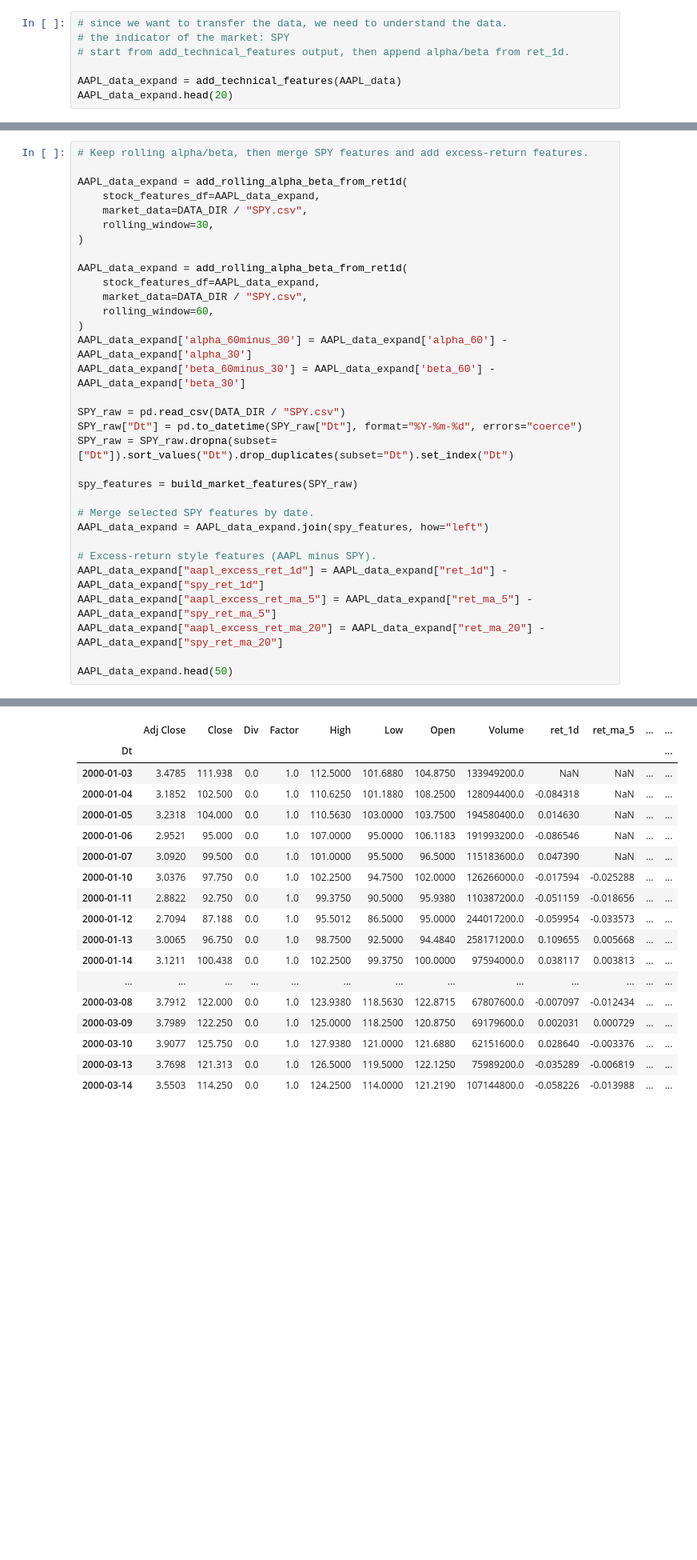
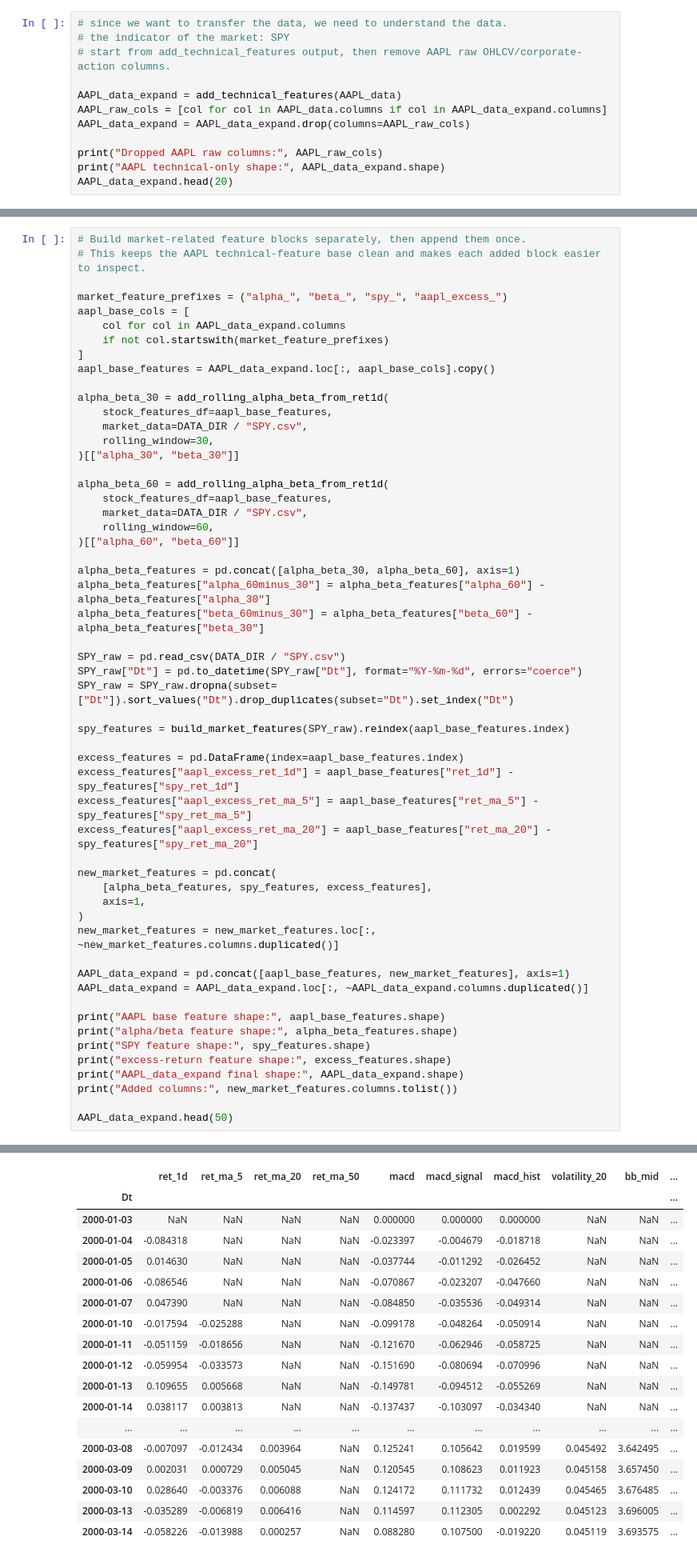
Before and after one commit to CharonWTang/STOCK_PREDICTION, a Jupyter notebook: Charon_Final.ipynb, the cells around one changed output, grey strips where cells are left out. Shown at 80% size. Drawn from its saved outputs; the diff is of its cells as text; blank space fills up the shorter version.

```diff
--- a/Charon_Final.ipynb
+++ b/Charon_Final.ipynb
@@ -959,8 +1028,13 @@ Other possible helping solution:
 # %%
 # since we want to transfer the data, we need to understand the data.
 # the indicator of the market: SPY
-# start from add_technical_features output, then append alpha/beta from ret_1d.
+# start from add_technical_features output, then remove AAPL raw OHLCV/corporate-action columns.
 
 AAPL_data_expand = add_technical_features(AAPL_data)
+AAPL_raw_cols = [col for col in AAPL_data.columns if col in AAPL_data_expand.columns]
+AAPL_data_expand = AAPL_data_expand.drop(columns=AAPL_raw_cols)
+
+print("Dropped AAPL raw columns:", AAPL_raw_cols)
+print("AAPL technical-only shape:", AAPL_data_expand.shape)
 AAPL_data_expand.head(20)
 # %% [output]
@@ -986,33 +1062,56 @@ AAPL_data_expand.head(20)
 # %%
-# Keep rolling alpha/beta, then merge SPY features and add excess-return features.
+# Build market-related feature blocks separately, then append them once.
+# This keeps the AAPL technical-feature base clean and makes each added block easier to inspect.
 
-AAPL_data_expand = add_rolling_alpha_beta_from_ret1d(
-    stock_features_df=AAPL_data_expand,
+market_feature_prefixes = ("alpha_", "beta_", "spy_", "aapl_excess_")
+aapl_base_cols = [
+    col for col in AAPL_data_expand.columns
+    if not col.startswith(market_feature_prefixes)
+]
+aapl_base_features = AAPL_data_expand.loc[:, aapl_base_cols].copy()
+
+alpha_beta_30 = add_rolling_alpha_beta_from_ret1d(
+    stock_features_df=aapl_base_features,
     market_data=DATA_DIR / "SPY.csv",
     rolling_window=30,
-)
+)[["alpha_30", "beta_30"]]
 
-AAPL_data_expand = add_rolling_alpha_beta_from_ret1d(
-    stock_features_df=AAPL_data_expand,
+alpha_beta_60 = add_rolling_alpha_beta_from_ret1d(
+    stock_features_df=aapl_base_features,
     market_data=DATA_DIR / "SPY.csv",
     rolling_window=60,
-)
-AAPL_data_expand['alpha_60minus_30'] = AAPL_data_expand['alpha_60'] - AAPL_data_expand['alpha_30']
-AAPL_data_expand['beta_60minus_30'] = AAPL_data_expand['beta_60'] - AAPL_data_expand['beta_30']
+)[["alpha_60", "beta_60"]]
+
+alpha_beta_features = pd.concat([alpha_beta_30, alpha_beta_60], axis=1)
+alpha_beta_features["alpha_60minus_30"] = alpha_beta_features["alpha_60"] - alpha_beta_features["alpha_30"]
+alpha_beta_features["beta_60minus_30"] = alpha_beta_features["beta_60"] - alpha_beta_features["beta_30"]
 
 SPY_raw = pd.read_csv(DATA_DIR / "SPY.csv")
 SPY_raw["Dt"] = pd.to_datetime(SPY_raw["Dt"], format="%Y-%m-%d", errors="coerce")
 SPY_raw = SPY_raw.dropna(subset=["Dt"]).sort_values("Dt").drop_duplicates(subset="Dt").set_index("Dt")
 
-spy_features = build_market_features(SPY_raw)
+spy_features = build_market_features(SPY_raw).reindex(aapl_base_features.index)
 
-# Merge selected SPY features by date.
-AAPL_data_expand = AAPL_data_expand.join(spy_features, how="left")
+excess_features = pd.DataFrame(index=aapl_base_features.index)
+excess_features["aapl_excess_ret_1d"] = aapl_base_features["ret_1d"] - spy_features["spy_ret_1d"]
+excess_features["aapl_excess_ret_ma_5"] = aapl_base_features["ret_ma_5"] - spy_features["spy_ret_ma_5"]
+excess_features["aapl_excess_ret_ma_20"] = aapl_base_features["ret_ma_20"] - spy_features["spy_ret_ma_20"]
 
-# Excess-return style features (AAPL minus SPY).
-AAPL_data_expand["aapl_excess_ret_1d"] = AAPL_data_expand["ret_1d"] - AAPL_data_expand["spy_ret_1d"]
-AAPL_data_expand["aapl_excess_ret_ma_5"] = AAPL_data_expand["ret_ma_5"] - AAPL_data_expand["spy_ret_ma_5"]
-AAPL_data_expand["aapl_excess_ret_ma_20"] = AAPL_data_expand["ret_ma_20"] - AAPL_data_expand["spy_ret_ma_20"]
+new_market_features = pd.concat(
+    [alpha_beta_features, spy_features, excess_features],
+    axis=1,
+)
+new_market_features = new_market_features.loc[:, ~new_market_features.columns.duplicated()]
+
+AAPL_data_expand = pd.concat([aapl_base_features, new_market_features], axis=1)
+AAPL_data_expand = AAPL_data_expand.loc[:, ~AAPL_data_expand.columns.duplicated()]
+
+print("AAPL base feature shape:", aapl_base_features.shape)
+print("alpha/beta feature shape:", alpha_beta_features.shape)
+print("SPY feature shape:", spy_features.shape)
+print("excess-return feature shape:", excess_features.shape)
+print("AAPL_data_expand final shape:", AAPL_data_expand.shape)
+print("Added columns:", new_market_features.columns.tolist())
 
 AAPL_data_expand.head(50)
 # %% [output]
@@ -1019,18 +1124,18 @@ AAPL_data_expand.head(50)
-|  | Adj Close | Close | Div | Factor | High | Low | Open | Volume | ret_1d | ret_ma_5 | ... | ... |
-| Dt |  |  |  |  |  |  |  |  |  |  |  | ... |
-| 2000-01-03 | 3.4785 | 111.938 | 0.0 | 1.0 | 112.5000 | 101.6880 | 104.8750 | 133949200.0 | NaN | NaN | ... | ... |
-| 2000-01-04 | 3.1852 | 102.500 | 0.0 | 1.0 | 110.6250 | 101.1880 | 108.2500 | 128094400.0 | -0.084318 | NaN | ... | ... |
-| 2000-01-05 | 3.2318 | 104.000 | 0.0 | 1.0 | 110.5630 | 103.0000 | 103.7500 | 194580400.0 | 0.014630 | NaN | ... | ... |
-| 2000-01-06 | 2.9521 | 95.000 | 0.0 | 1.0 | 107.0000 | 95.0000 | 106.1183 | 191993200.0 | -0.086546 | NaN | ... | ... |
-| 2000-01-07 | 3.0920 | 99.500 | 0.0 | 1.0 | 101.0000 | 95.5000 | 96.5000 | 115183600.0 | 0.047390 | NaN | ... | ... |
-| 2000-01-10 | 3.0376 | 97.750 | 0.0 | 1.0 | 102.2500 | 94.7500 | 102.0000 | 126266000.0 | -0.017594 | -0.025288 | ... | ... |
-| 2000-01-11 | 2.8822 | 92.750 | 0.0 | 1.0 | 99.3750 | 90.5000 | 95.9380 | 110387200.0 | -0.051159 | -0.018656 | ... | ... |
-| 2000-01-12 | 2.7094 | 87.188 | 0.0 | 1.0 | 95.5012 | 86.5000 | 95.0000 | 244017200.0 | -0.059954 | -0.033573 | ... | ... |
-| 2000-01-13 | 3.0065 | 96.750 | 0.0 | 1.0 | 98.7500 | 92.5000 | 94.4840 | 258171200.0 | 0.109655 | 0.005668 | ... | ... |
-| 2000-01-14 | 3.1211 | 100.438 | 0.0 | 1.0 | 102.2500 | 99.3750 | 100.0000 | 97594000.0 | 0.038117 | 0.003813 | ... | ... |
-| ... | ... | ... | ... | ... | ... | ... | ... | ... | ... | ... | ... | ... |
-| 2000-03-08 | 3.7912 | 122.000 | 0.0 | 1.0 | 123.9380 | 118.5630 | 122.8715 | 67807600.0 | -0.007097 | -0.012434 | ... | ... |
-| 2000-03-09 | 3.7989 | 122.250 | 0.0 | 1.0 | 125.0000 | 118.2500 | 120.8750 | 69179600.0 | 0.002031 | 0.000729 | ... | ... |
-| 2000-03-10 | 3.9077 | 125.750 | 0.0 | 1.0 | 127.9380 | 121.0000 | 121.6880 | 62151600.0 | 0.028640 | -0.003376 | ... | ... |
-| 2000-03-13 | 3.7698 | 121.313 | 0.0 | 1.0 | 126.5000 | 119.5000 | 122.1250 | 75989200.0 | -0.035289 | -0.006819 | ... | ... |
-| 2000-03-14 | 3.5503 | 114.250 | 0.0 | 1.0 | 124.2500 | 114.0000 | 121.2190 | 107144800.0 | -0.058226 | -0.013988 | ... | ... |
+|  | ret_1d | ret_ma_5 | ret_ma_20 | ret_ma_50 | macd | macd_signal | macd_hist | volatility_20 | bb_mid | ... |
+| Dt |  |  |  |  |  |  |  |  |  | ... |
+| 2000-01-03 | NaN | NaN | NaN | NaN | 0.000000 | 0.000000 | 0.000000 | NaN | NaN | ... |
+| 2000-01-04 | -0.084318 | NaN | NaN | NaN | -0.023397 | -0.004679 | -0.018718 | NaN | NaN | ... |
+| 2000-01-05 | 0.014630 | NaN | NaN | NaN | -0.037744 | -0.011292 | -0.026452 | NaN | NaN | ... |
+| 2000-01-06 | -0.086546 | NaN | NaN | NaN | -0.070867 | -0.023207 | -0.047660 | NaN | NaN | ... |
+| 2000-01-07 | 0.047390 | NaN | NaN | NaN | -0.084850 | -0.035536 | -0.049314 | NaN | NaN | ... |
+| 2000-01-10 | -0.017594 | -0.025288 | NaN | NaN | -0.099178 | -0.048264 | -0.050914 | NaN | NaN | ... |
+| 2000-01-11 | -0.051159 | -0.018656 | NaN | NaN | -0.121670 | -0.062946 | -0.058725 | NaN | NaN | ... |
+| 2000-01-12 | -0.059954 | -0.033573 | NaN | NaN | -0.151690 | -0.080694 | -0.070996 | NaN | NaN | ... |
+| 2000-01-13 | 0.109655 | 0.005668 | NaN | NaN | -0.149781 | -0.094512 | -0.055269 | NaN | NaN | ... |
+| 2000-01-14 | 0.038117 | 0.003813 | NaN | NaN | -0.137437 | -0.103097 | -0.034340 | NaN | NaN | ... |
+| ... | ... | ... | ... | ... | ... | ... | ... | ... | ... | ... |
+| 2000-03-08 | -0.007097 | -0.012434 | 0.003964 | NaN | 0.125241 | 0.105642 | 0.019599 | 0.045492 | 3.642495 | ... |
+| 2000-03-09 | 0.002031 | 0.000729 | 0.005045 | NaN | 0.120545 | 0.108623 | 0.011923 | 0.045158 | 3.657450 | ... |
+| 2000-03-10 | 0.028640 | -0.003376 | 0.006088 | NaN | 0.124172 | 0.111732 | 0.012439 | 0.045465 | 3.676485 | ... |
+| 2000-03-13 | -0.035289 | -0.006819 | 0.006416 | NaN | 0.114597 | 0.112305 | 0.002292 | 0.045123 | 3.696005 | ... |
+| 2000-03-14 | -0.058226 | -0.013988 | 0.000257 | NaN | 0.088280 | 0.107500 | -0.019220 | 0.045119 | 3.693575 | ... |
```
Also changed, not shown: parts of 81 cells of this notebook, 40 other files.
